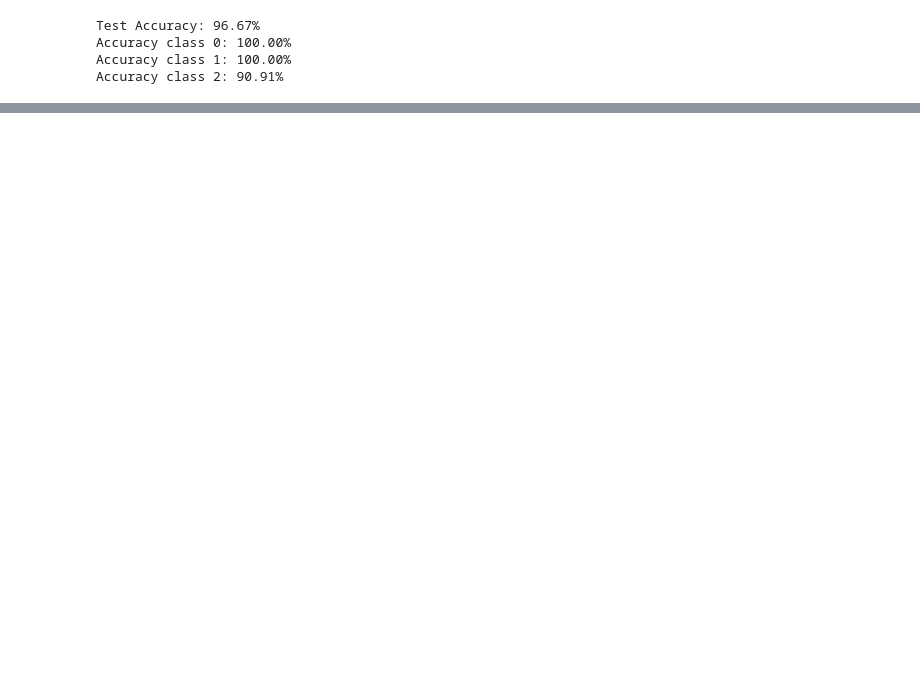
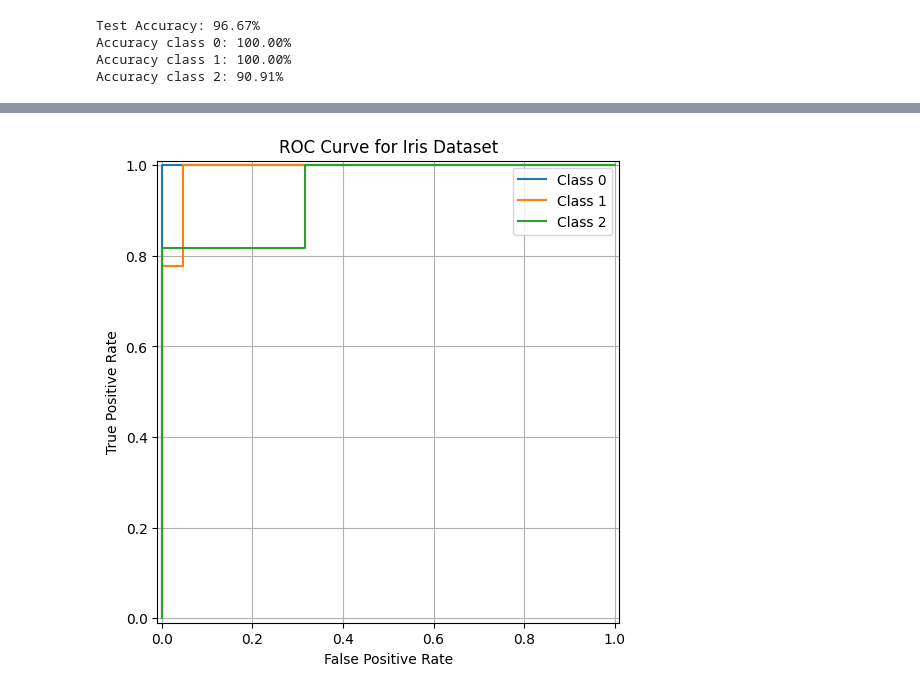
Before and after one commit to xuanuyenvu/rbf-neural-network, a Jupyter notebook: main.ipynb, the cells around one changed output, grey strips where cells are left out. Cells and saved outputs as stored; diff of their text form; code cells hidden in the pictures; blank space fills up the shorter version.

```diff
--- a/main.ipynb
+++ b/main.ipynb
@@ -91,0 +53,4 @@ ModuleNotFoundError: No module named 'kagglehub'
+# %%
+experiment_iris.plot_roc_multiclass()
+# %% [output]
+[figure, added]
```
Also changed, not shown: parts of 11 cells of this notebook, 1 other file.
